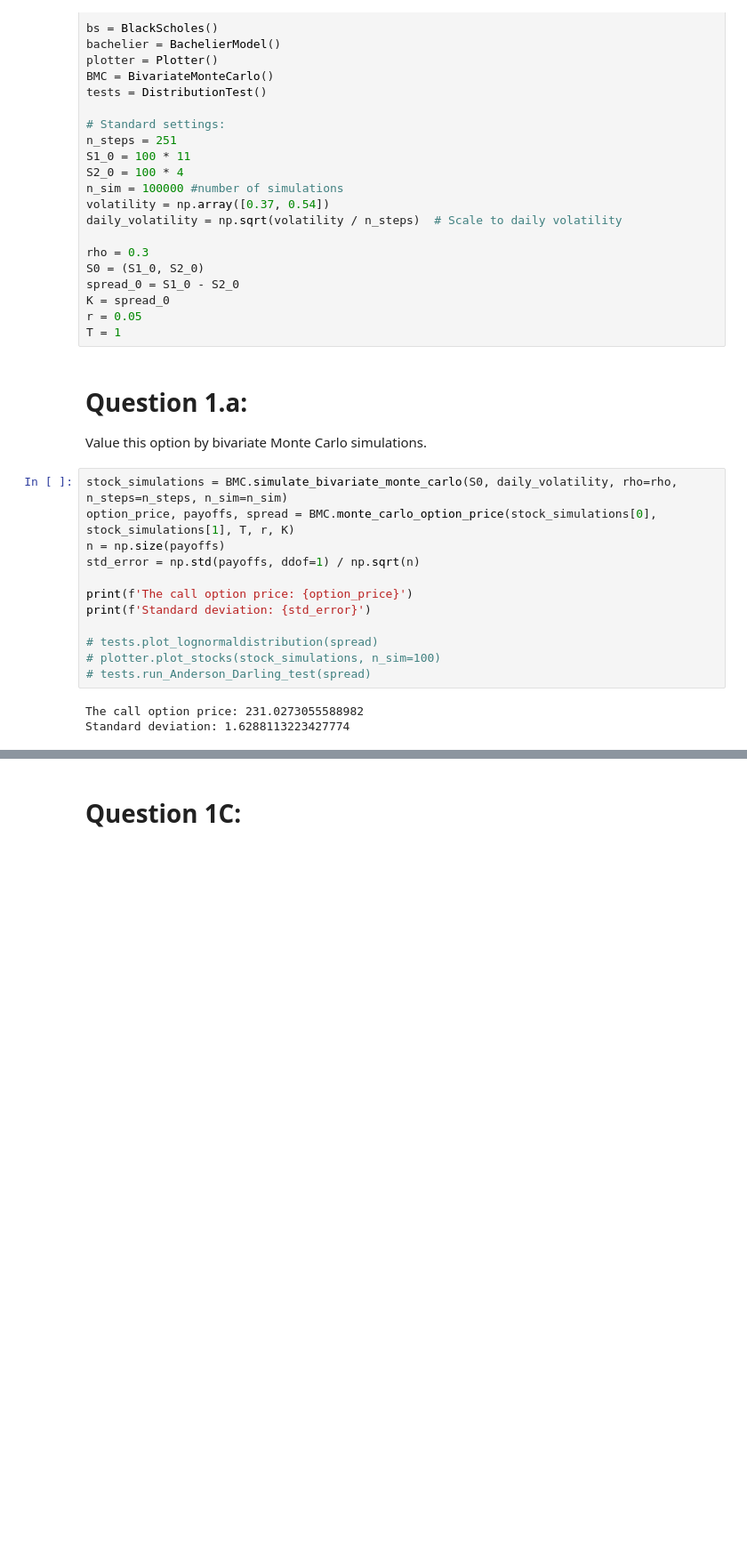
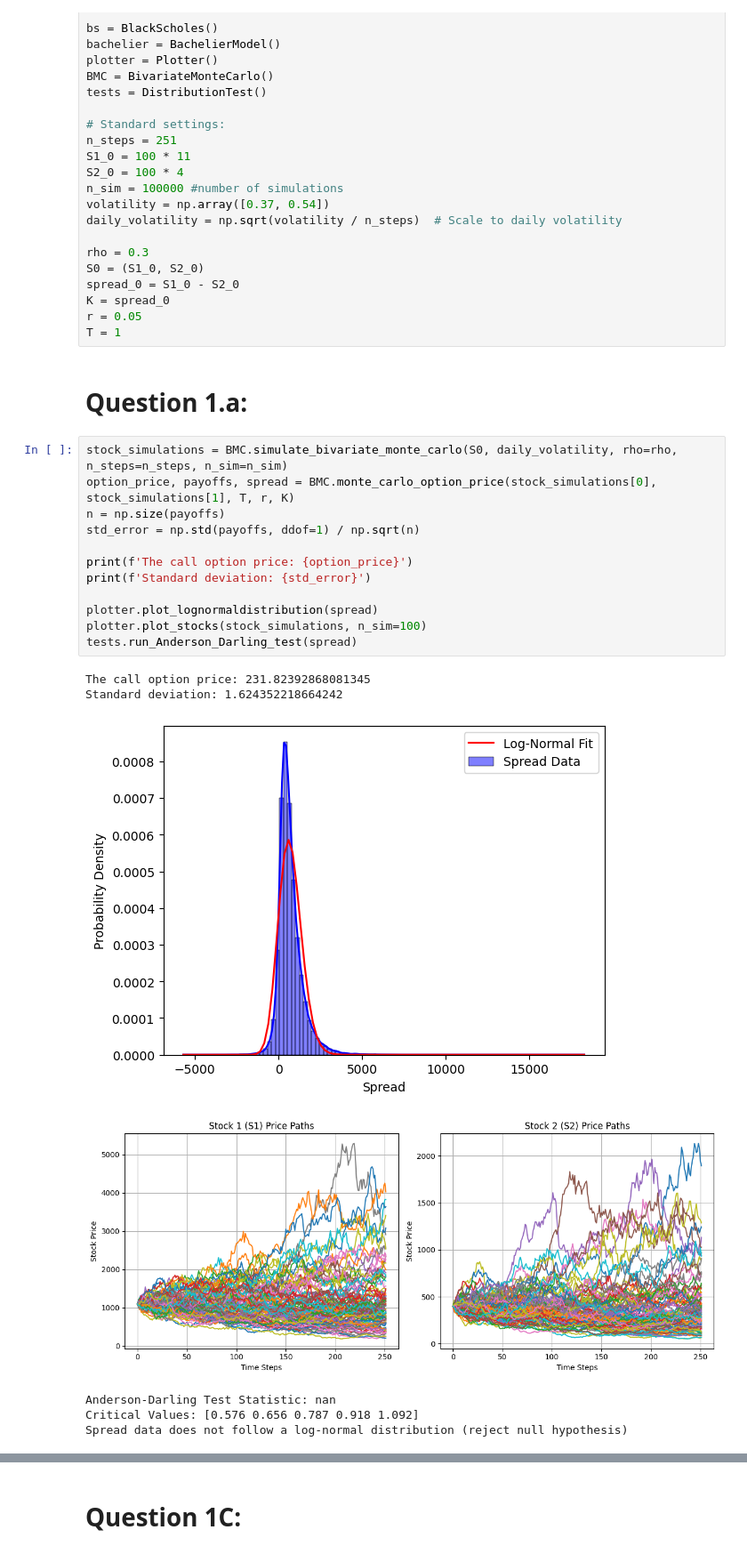
Before and after one commit to Lebramjames/E_FIN_SPFDM, a Jupyter notebook: assignment 2/assignment2_group1_1.ipynb, the cells around one changed output, grey strips where cells are left out. Shown at 89% size. Saved outputs shown, nothing was run; the diff lists cells and outputs as text; blank space fills up the shorter version.

```diff
--- a/assignment 2/assignment2_group1_1.ipynb
+++ b/assignment 2/assignment2_group1_1.ipynb
@@ -34,19 +34,23 @@ r = 0.05
 T = 1
 # %% [markdown]
 # Question 1.a:
-Value this option by bivariate Monte Carlo simulations.
 # %%
 stock_simulations = BMC.simulate_bivariate_monte_carlo(S0, daily_volatility, rho=rho, n_steps=n_steps, n_sim=n_sim)
 option_price, payoffs, spread = BMC.monte_carlo_option_price(stock_simulations[0], stock_simulations[1], T, r, K)
 n = np.size(payoffs)
 std_error = np.std(payoffs, ddof=1) / np.sqrt(n)
 
 print(f'The call option price: {option_price}')
 print(f'Standard deviation: {std_error}')
 
-# tests.plot_lognormaldistribution(spread)
-# plotter.plot_stocks(stock_simulations, n_sim=100)
-# tests.run_Anderson_Darling_test(spread)
+plotter.plot_lognormaldistribution(spread)
+plotter.plot_stocks(stock_simulations, n_sim=100)
+tests.run_Anderson_Darling_test(spread)
 # %% [output]
-The call option price: 231.0273055588982
-Standard deviation: 1.6288113223427774
+The call option price: 231.82392868081345
+Standard deviation: 1.624352218664242
+[figure, added]
+[figure, added]
+Anderson-Darling Test Statistic: nan
+Critical Values: [0.576 0.656 0.787 0.918 1.092]
+Spread data does not follow a log-normal distribution (reject null hypothesis)
```
Also changed, not shown: parts of 7 cells of this notebook, 3 other files.
